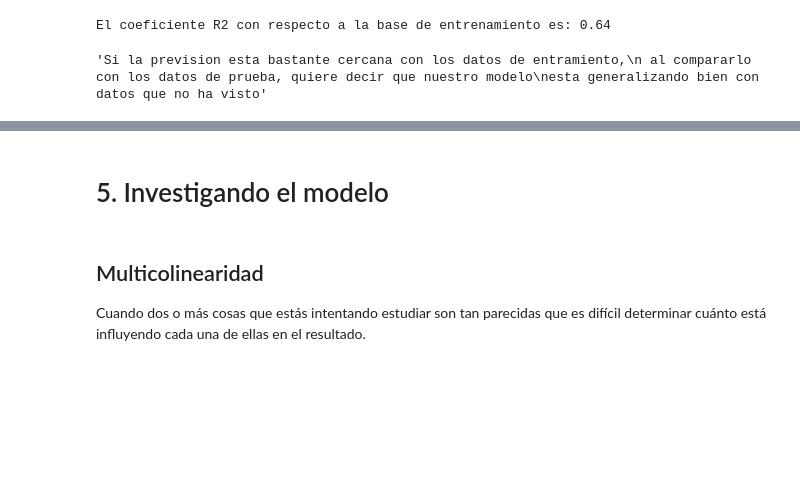
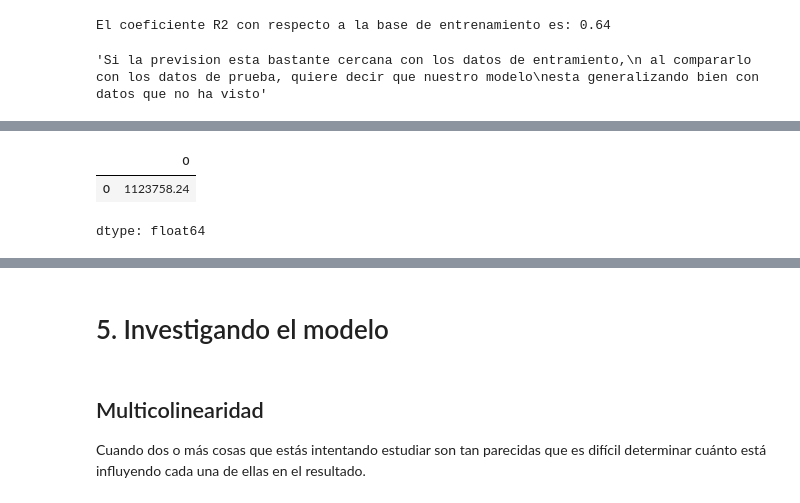
Before and after one commit to LejImkoaj/data-sciencie-regresion-lineal, a Jupyter notebook: precios_de_inmuebles_regresion_lineal.ipynb, the cells around one changed output, grey strips where cells are left out. Cells and saved outputs as stored; diff of their text form; code cells hidden in the pictures; blank space fills up the shorter version.

```diff
--- a/precios_de_inmuebles_regresion_lineal.ipynb
+++ b/precios_de_inmuebles_regresion_lineal.ipynb
@@ -544,2 +557,8 @@ El coeficiente R2 con respecto a la base de entrenamiento es: 0.64
 # %%
 #Cuál es el precio del inmueble de acuerdo con el modelo 3?
+
+modelo_3.predict(nuevo_inmueble).round(2)
+# %% [output]
+|  | 0 |
+| 0 | 1123758.24 |
+dtype: float64
```
Also changed, not shown: parts of 18 cells of this notebook.
